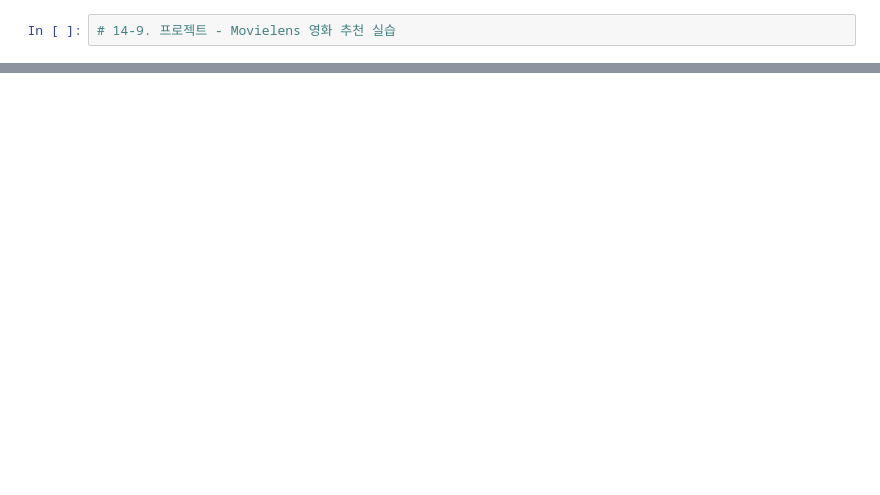
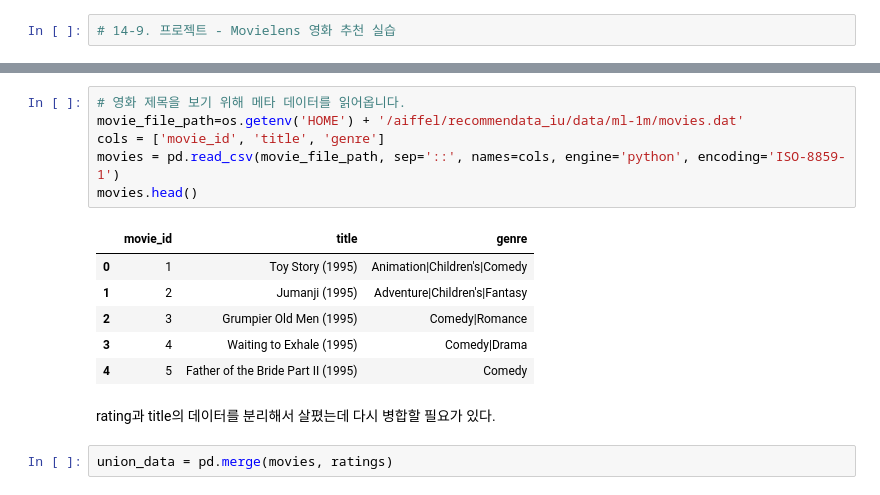
Before and after one commit to Yeonsu-Hong/Aiffel_Daegu_AI_project, a Jupyter notebook: 220222_exp14_artist_finding_project.ipynb, the cells around one changed output, grey strips where cells are left out. Drawn from its saved outputs; the diff is of its cells as text; blank space fills up the shorter version.

```diff
--- a/220222_exp14_artist_finding_project.ipynb
+++ b/220222_exp14_artist_finding_project.ipynb
@@ -15,0 +68,17 @@ NameError: ignored
+# %%
+# 영화 제목을 보기 위해 메타 데이터를 읽어옵니다.
+movie_file_path=os.getenv('HOME') + '/aiffel/recommendata_iu/data/ml-1m/movies.dat'
+cols = ['movie_id', 'title', 'genre']
+movies = pd.read_csv(movie_file_path, sep='::', names=cols, engine='python', encoding='ISO-8859-1')
+movies.head()
+# %% [output]
+|  | movie_id | title | genre |
+| 0 | 1 | Toy Story (1995) | Animation|Children's|Comedy |
+| 1 | 2 | Jumanji (1995) | Adventure|Children's|Fantasy |
+| 2 | 3 | Grumpier Old Men (1995) | Comedy|Romance |
+| 3 | 4 | Waiting to Exhale (1995) | Comedy|Drama |
+| 4 | 5 | Father of the Bride Part II (1995) | Comedy |
+# %% [markdown]
+rating과 title의 데이터를 분리해서 살폈는데 다시 병합할 필요가 있다.
+# %%
+union_data = pd.merge(movies, ratings)
```
Also changed, not shown: parts of 35 cells of this notebook.
